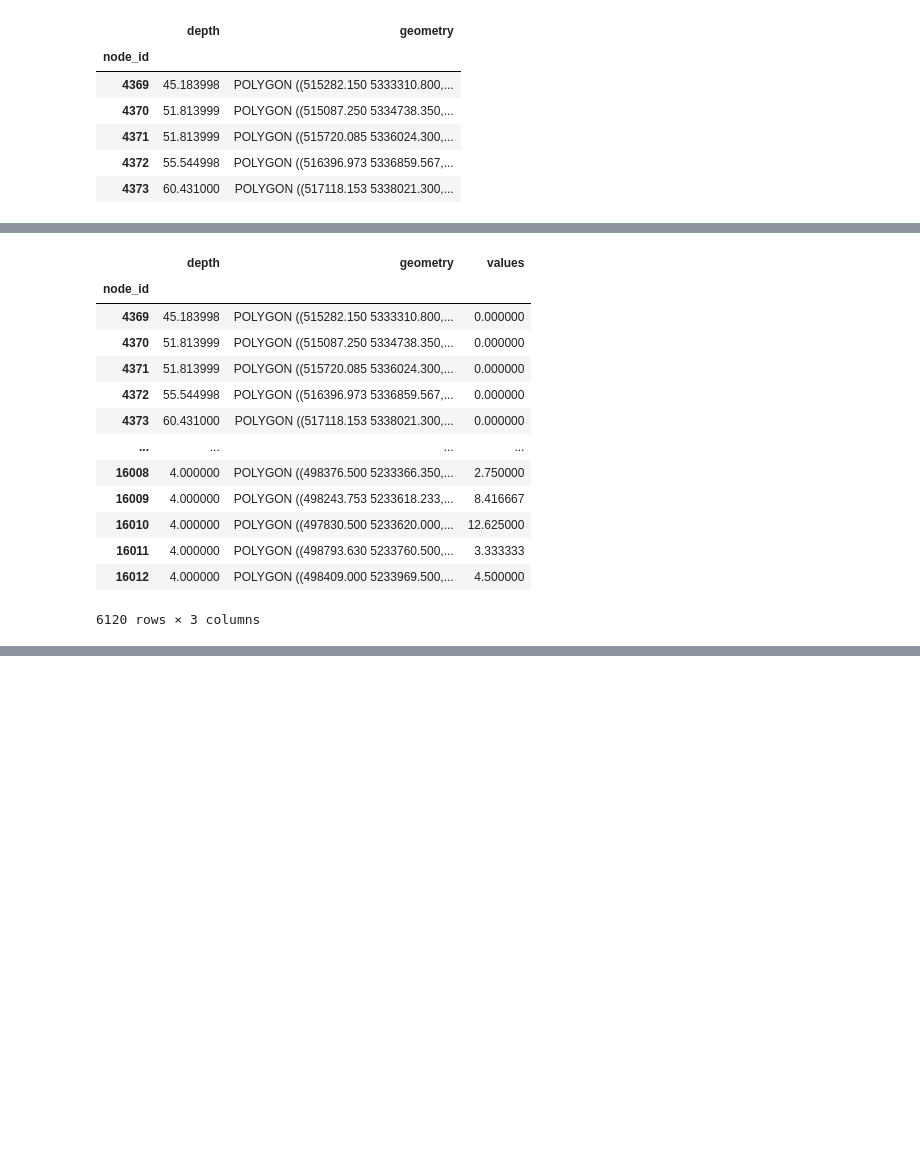
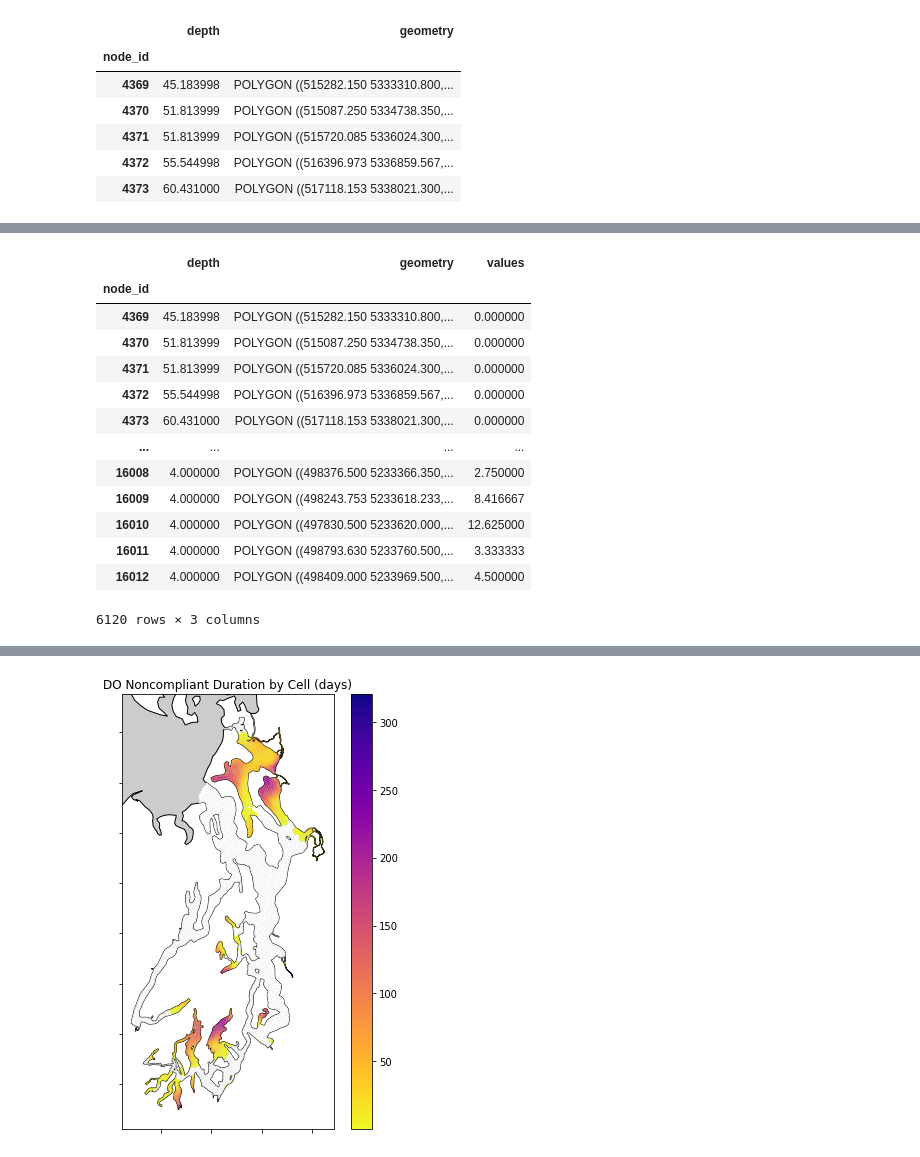
Before and after one commit to bedaro/ssm-analysis, a Jupyter notebook: DO Compliance.ipynb, the cells around one changed output, grey strips where cells are left out. Cells and saved outputs as stored; diff of their text form; code cells hidden in the pictures; blank space fills up the shorter version.

```diff
--- a/DO Compliance.ipynb
+++ b/DO Compliance.ipynb
@@ -123,8 +144,11 @@ do_plot(dodeltas[np.argmax(noncompl_area),:], "DO Depletion at Maximum Noncompli
 # %%
-durations = []
+cmap_duration = cm.get_cmap("plasma_r").copy()
+cmap_duration.set_under('white', 1)
+durations = np.zeros(dodeltas.shape[1])
 for i in range(dodeltas.shape[1]):
-    durations.append(np.count_nonzero(dodeltas[:,i] < do_threshold) / 24)
-do_plot(durations, "DO Noncompliant Duration by Cell")
+    durations[i] = np.count_nonzero(dodeltas[:,i] < do_threshold) / 24
+norm_duration = colors.Normalize(vmin=0.01, vmax=durations.max())
+do_plot(durations, "DO Noncompliant Duration by Cell (days)", cmap=cmap_duration, norm=norm_duration)
 # %% [output]
 |  | depth | geometry | values |
 | node_id |  |  |  |
@@ -144,3 +167,4 @@ do_plot(durations, "DO Noncompliant Duration by Cell")
+[figure, added]
 # %%
 max_duration_cell = np.argmax(durations)
 fig, ax = plt.subplots()
```
Also changed, not shown: parts of 9 cells of this notebook, 7 other files.
